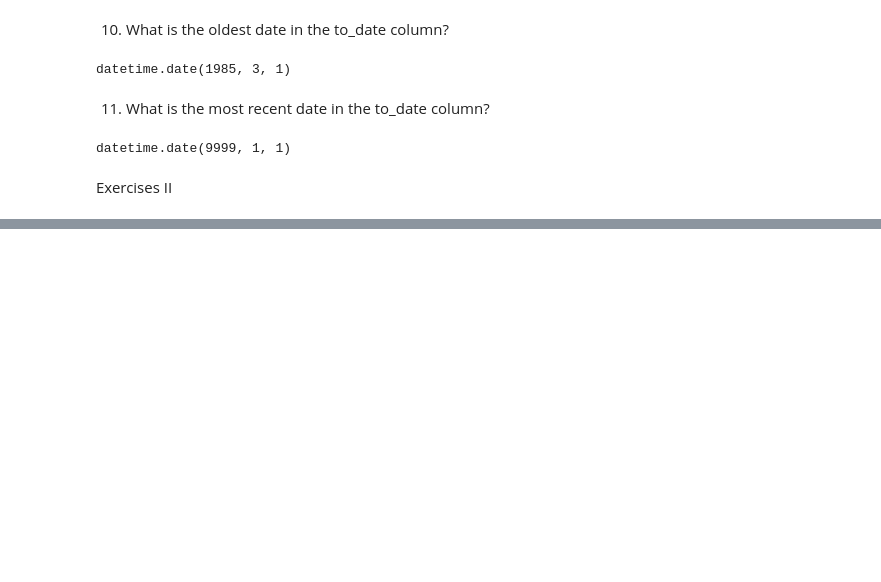
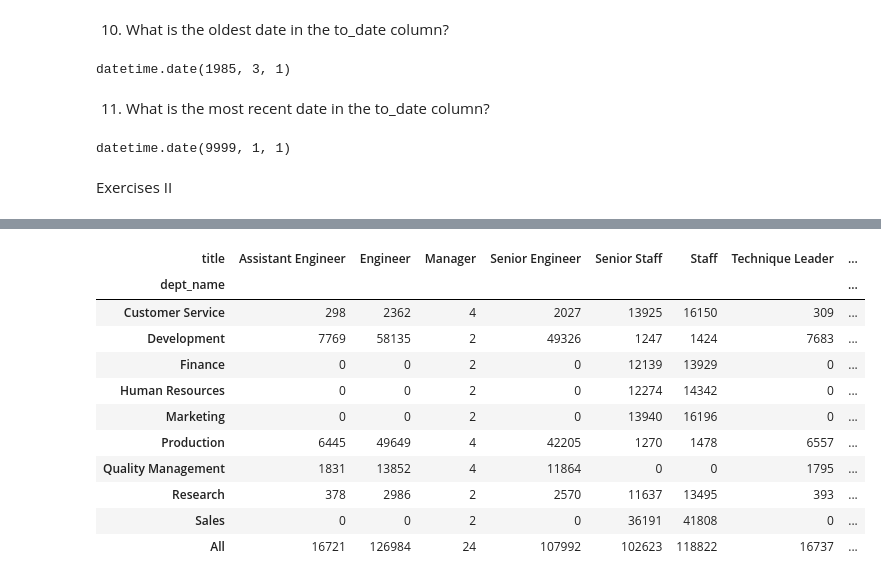
Before and after one commit to kristofer-rivera/numpy-pandas-visualization-exercises, a Jupyter notebook: advanced_dataframes.ipynb, the cells around one changed output, grey strips where cells are left out. Cells and saved outputs as stored; diff of their text form; code cells hidden in the pictures; blank space fills up the shorter version.

```diff
--- a/advanced_dataframes.ipynb
+++ b/advanced_dataframes.ipynb
@@ -110,0 +392,3 @@ Exercises II
+# %%
+employees_and_titles = pd.merge(employees, titles, left_on='emp_no', right_on='emp_no', how='left')
+employees_and_titles.head()
@@ -110,0 +418,8 @@ Exercises II
+# %%
+departments = pd.read_sql('SELECT * FROM departments', get_db_url('employees'))
+dept_emp = pd.read_sql('SELECT * FROM dept_emp', get_db_url('employees'))
+# %%
+employees_titles_dept_emp = pd.merge(employees_and_titles, dept_emp, left_on='emp_no', right_on='emp_no', how='left')
+# %%
+employees_db_merged = pd.merge(employees_titles_dept_emp, departments, left_on='dept_no', right_on='dept_no', how='left')
+employees_db_merged.head()
@@ -110,0 +433,15 @@ Exercises II
+# %%
+pd.crosstab(employees_db_merged.dept_name, employees_db_merged.title, margins=True)
+# %% [output]
+| title | Assistant Engineer | Engineer | Manager | Senior Engineer | Senior Staff | Staff | Technique Leader | ... |
+| dept_name |  |  |  |  |  |  |  | ... |
+| Customer Service | 298 | 2362 | 4 | 2027 | 13925 | 16150 | 309 | ... |
+| Development | 7769 | 58135 | 2 | 49326 | 1247 | 1424 | 7683 | ... |
+| Finance | 0 | 0 | 2 | 0 | 12139 | 13929 | 0 | ... |
+| Human Resources | 0 | 0 | 2 | 0 | 12274 | 14342 | 0 | ... |
+| Marketing | 0 | 0 | 2 | 0 | 13940 | 16196 | 0 | ... |
+| Production | 6445 | 49649 | 4 | 42205 | 1270 | 1478 | 6557 | ... |
+| Quality Management | 1831 | 13852 | 4 | 11864 | 0 | 0 | 1795 | ... |
+| Research | 378 | 2986 | 2 | 2570 | 11637 | 13495 | 393 | ... |
+| Sales | 0 | 0 | 2 | 0 | 36191 | 41808 | 0 | ... |
+| All | 16721 | 126984 | 24 | 107992 | 102623 | 118822 | 16737 | ... |
```
Also changed, not shown: parts of 50 cells of this notebook.
